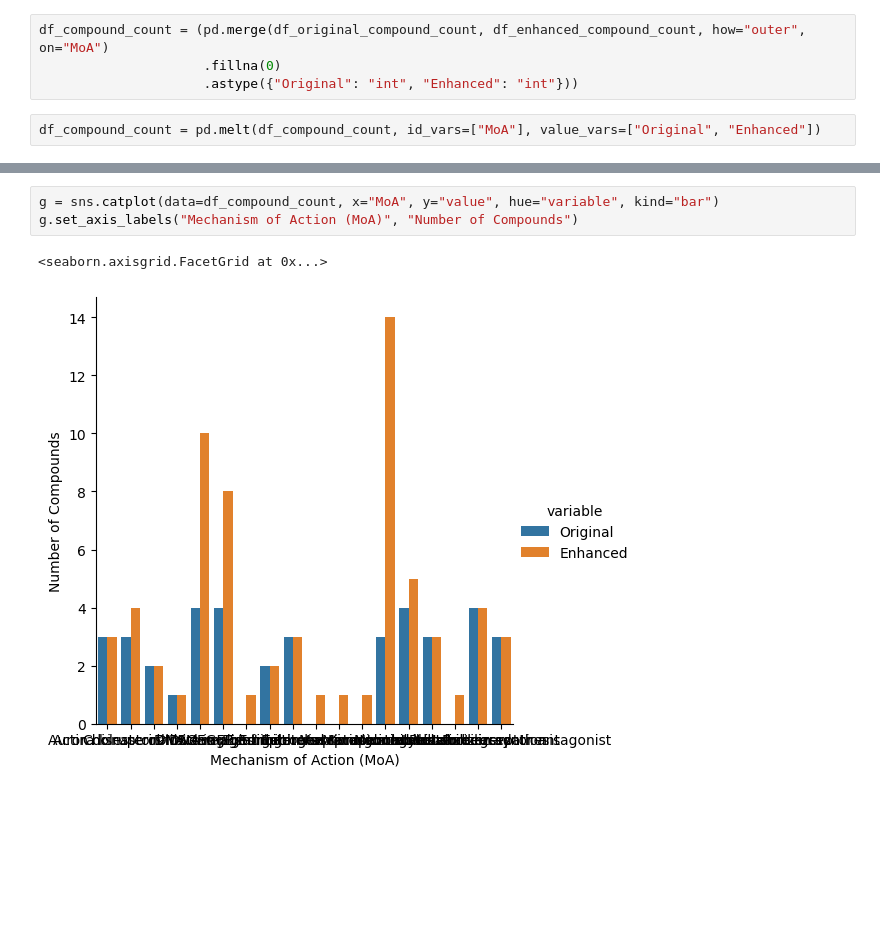
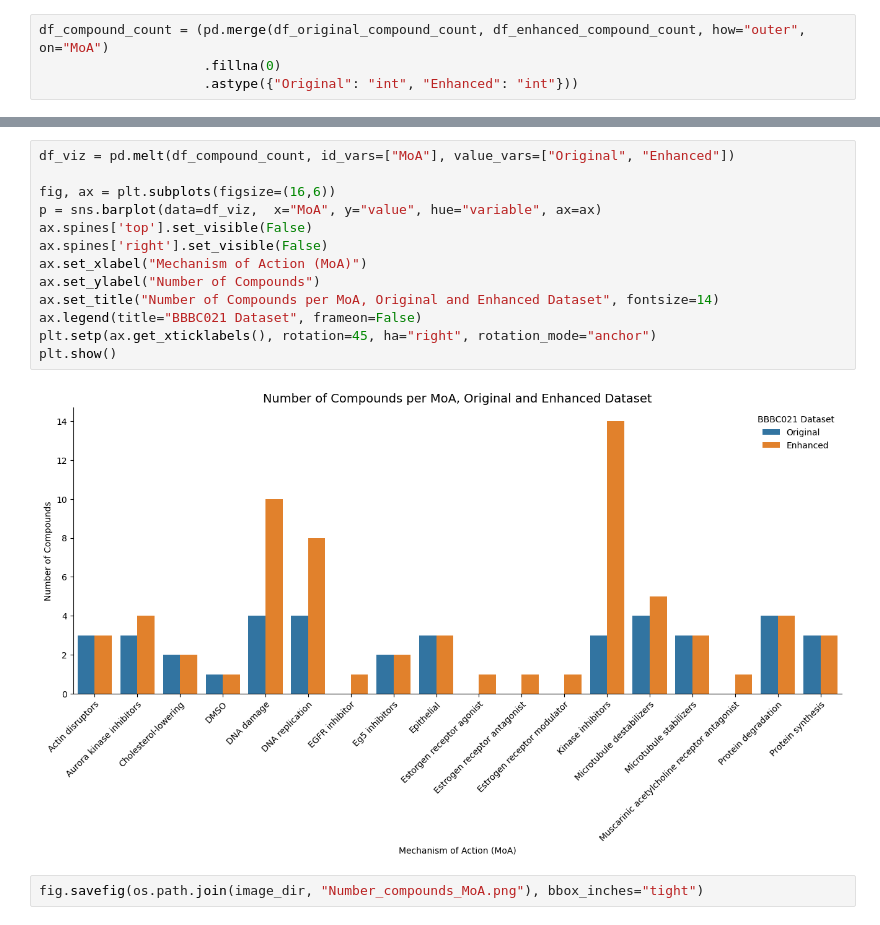
Before and after one commit to mattHG70/Cell2Structure, a Jupyter notebook: notebooks/BBBC021_data_exploration.ipynb, the cells around one changed output, grey strips where cells are left out. Cells and saved outputs as stored; diff of their text form; blank space fills up the shorter version.

Commit message:
update BBBC021 data exploration notebook

```diff
--- a/notebooks/BBBC021_data_exploration.ipynb
+++ b/notebooks/BBBC021_data_exploration.ipynb
@@ -169,5 +201,3 @@ df_enhanced_compound_count = (df_bbbc021_enhanced[["Image_Metadata_Compound", "I
 df_compound_count = (pd.merge(df_original_compound_count, df_enhanced_compound_count, how="outer", on="MoA")
                      .fillna(0)
                      .astype({"Original": "int", "Enhanced": "int"}))
-# %%
-df_compound_count = pd.melt(df_compound_count, id_vars=["MoA"], value_vars=["Original", "Enhanced"])
@@ -194,6 +204,17 @@ df_compound_count
 # %%
-g = sns.catplot(data=df_compound_count, x="MoA", y="value", hue="variable", kind="bar")
-g.set_axis_labels("Mechanism of Action (MoA)", "Number of Compounds")
+df_viz = pd.melt(df_compound_count, id_vars=["MoA"], value_vars=["Original", "Enhanced"])
+
+fig, ax = plt.subplots(figsize=(16,6))
+p = sns.barplot(data=df_viz,  x="MoA", y="value", hue="variable", ax=ax)
+ax.spines['top'].set_visible(False)
+ax.spines['right'].set_visible(False)
+ax.set_xlabel("Mechanism of Action (MoA)")
+ax.set_ylabel("Number of Compounds")
+ax.set_title("Number of Compounds per MoA, Original and Enhanced Dataset", fontsize=14)
+ax.legend(title="BBBC021 Dataset", frameon=False)
+plt.setp(ax.get_xticklabels(), rotation=45, ha="right", rotation_mode="anchor")
+plt.show()
 # %% [output]
-<seaborn.axisgrid.FacetGrid at 0x...>
-[figure, old version]
+[figure, new version]
+# %%
+fig.savefig(os.path.join(image_dir, "Number_compounds_MoA.png"), bbox_inches="tight")
```
Also changed, not shown: parts of 14 cells of this notebook.
